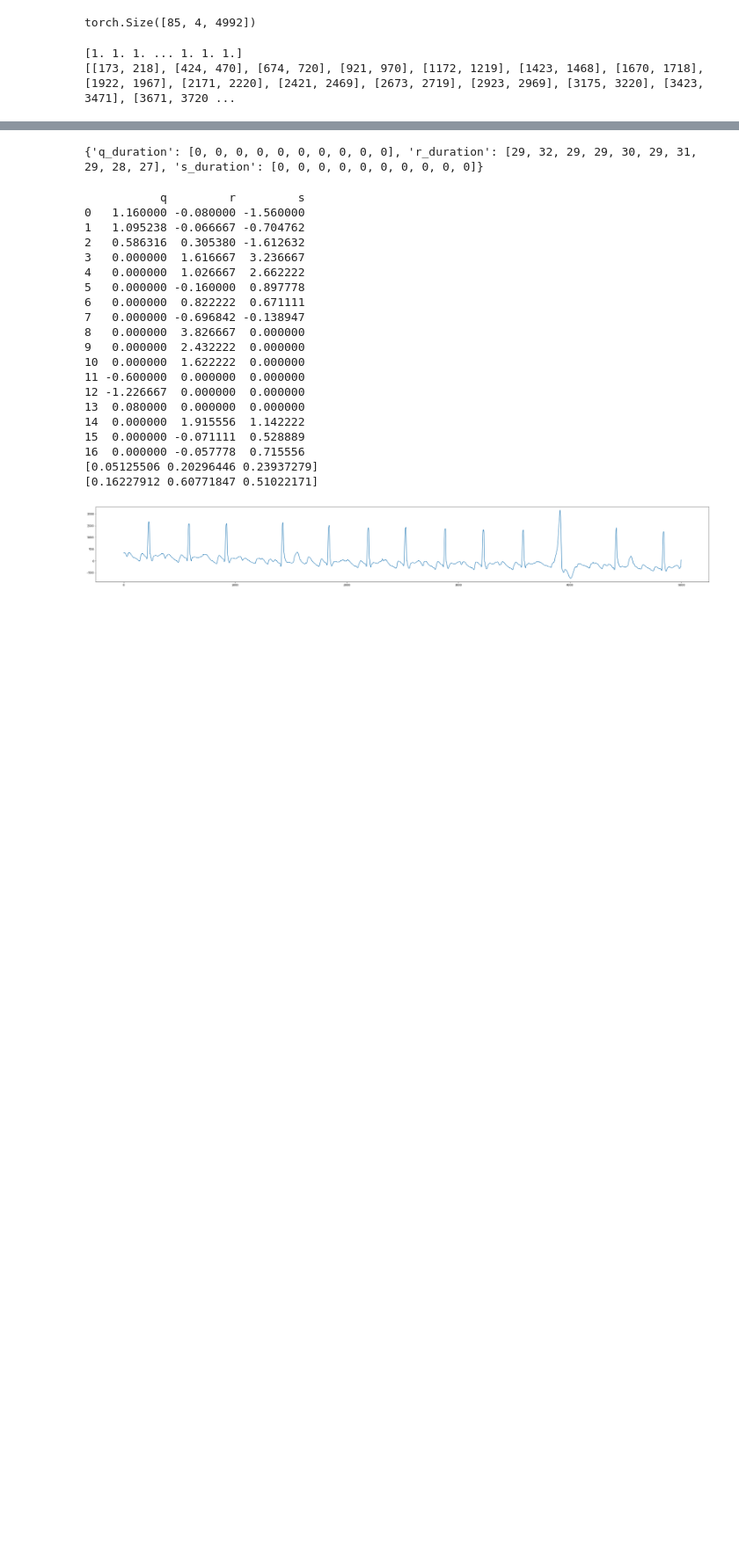
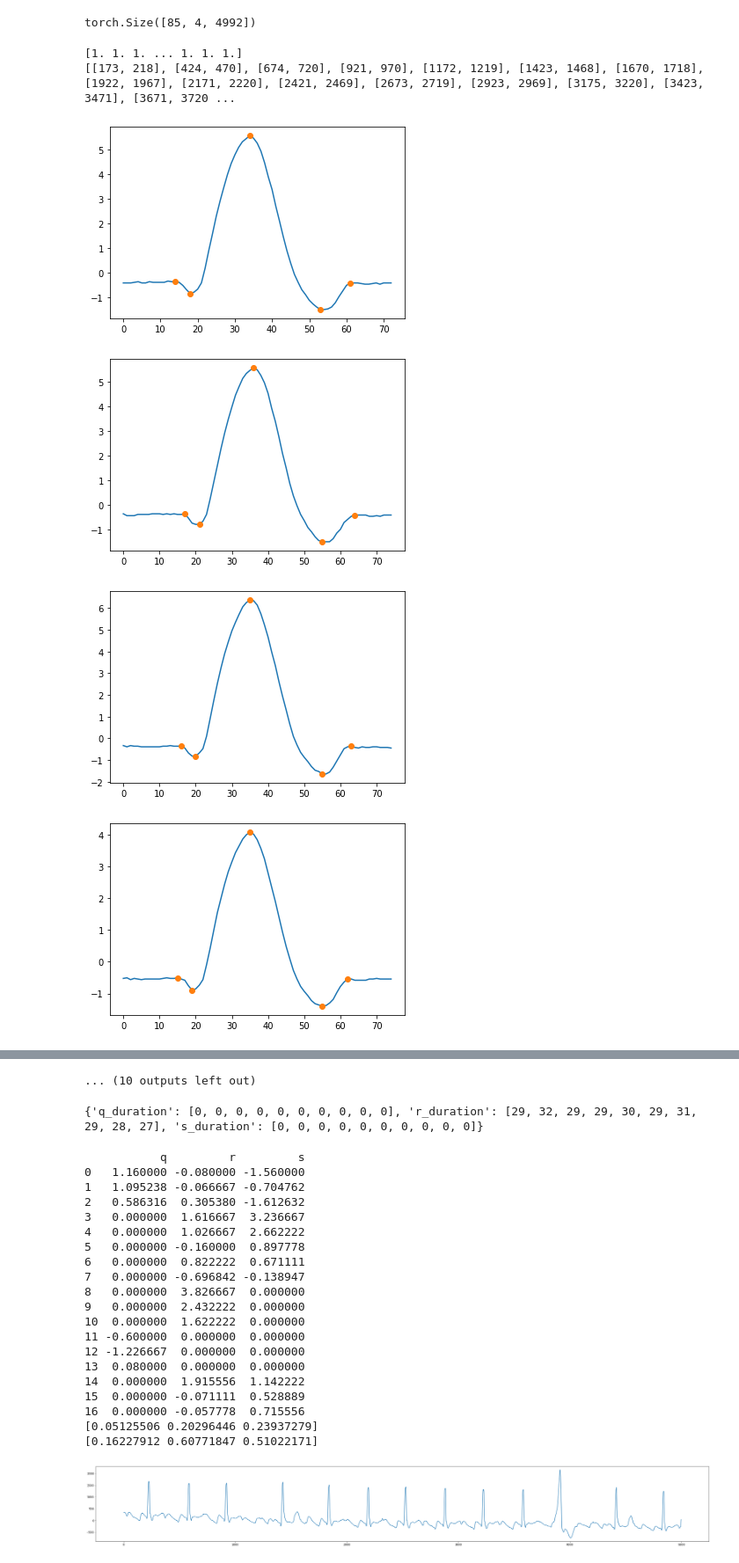
Before and after one commit to artur-deluca/PQRST-Segmentation, a Jupyter notebook: visualization.ipynb, the cells around one changed output, grey strips where cells are left out. Shown at 88% size. Drawn from its saved outputs; the diff is of its cells as text; code cells hidden in the pictures; blank space fills up the shorter version.

```diff
--- a/visualization.ipynb
+++ b/visualization.ipynb
@@ -160,23 +164,30 @@ def enlarge_qrs_list(origin):
     return ret
 enlarge_qrs = enlarge_qrs_list(qrs_interval)
 # %%
-turning = []
-for index in range(0, 85):
-    turning.append([])
+#turning = []
+for index in range(0, 85, 4):
+    #turning.append([])
     for j in range(len(enlarge_qrs[index])):
         filtered_peaks = list(filter(lambda i: i >= enlarge_qrs[index][j][0] and i <= enlarge_qrs[index][j][1], turn_point[index]))
-        turning[index].append(filtered_peaks)
+        #turning[index].append(filtered_peaks)
         idx = find_index_closest_to_value(CAL_sig[index, 0, filtered_peaks[1]: filtered_peaks[2]], CAL_sig[index, 0, filtered_peaks[0]])
         idx = idx + filtered_peaks[1] - enlarge_qrs[index][j][0]
-        #plt.plot(CAL_sig[index, 0, enlarge_qrs[index][j][0]: enlarge_qrs[index][j][1]])
+        filtered_peaks = [i - enlarge_qrs[index][j][0] for i in filtered_peaks]
+        plt.plot(CAL_sig[index, 0, enlarge_qrs[index][j][0]: enlarge_qrs[index][j][1]])
         #plt.plot(idx, CAL_sig[index, 0, enlarge_qrs[index][j][0]: enlarge_qrs[index][j][1]][idx], 'o')
+        plt.plot(filtered_peaks, CAL_sig[index, 0, enlarge_qrs[index][j][0]: enlarge_qrs[index][j][1]][filtered_peaks], 'o')
         #plt.plot(filtered_peaks[0]-enlarge_qrs[index][j][0], CAL_sig[index, 0, enlarge_qrs[index][j][0]: enlarge_qrs[index][j][1]][filtered_peaks[0]-enlarge_qrs[index][j][0]], 'o')
         #idx = find_index_closest_to_value(CAL_sig[index, 0, filtered_peaks[2]: filtered_peaks[3]], CAL_sig[index, 0, filtered_peaks[4]])
         #idx = idx + filtered_peaks[2] - enlarge_qrs[index][j][0]
         #plt.plot(idx, CAL_sig[index, 0, enlarge_qrs[index][j][0]: enlarge_qrs[index][j][1]][idx], 'o')
         #plt.plot(filtered_peaks[4]-enlarge_qrs[index][j][0], CAL_sig[index, 0, enlarge_qrs[index][j][0]: enlarge_qrs[index][j][1]][filtered_peaks[4]-enlarge_qrs[index][j][0]], 'o')
         #plt.plot(filtered_peaks[3]-enlarge_qrs[index][j][0], CAL_sig[index, 0, enlarge_qrs[index][j][0]: enlarge_qrs[index][j][1]][filtered_peaks[3]-enlarge_qrs[index][j][0]], 'o')
         #plt.plot(filtered_peaks[2]-enlarge_qrs[index][j][0], CAL_sig[index, 0, enlarge_qrs[index][j][0]: enlarge_qrs[index][j][1]][filtered_peaks[2]-enlarge_qrs[index][j][0]], 'o')
 
-        #plt.show()
-        #break
+        plt.show()
+        break
+# %% [output]
+[figure, added]
+[figure, added]
+[figure, added]
+[figure, added]
@@ -183,3 +202,4 @@ for index in range(0, 85):
+... (10 outputs left out)
 # %%
 def find_index_closest_to_value(li, value):
     li = np.array(li)
```
Also changed, not shown: parts of 2 cells of this notebook, 22 other files.
